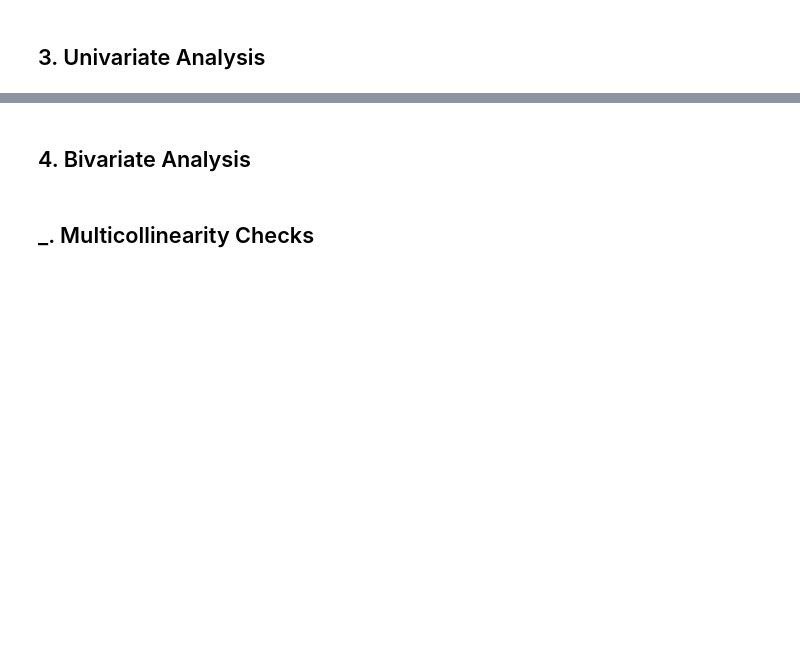
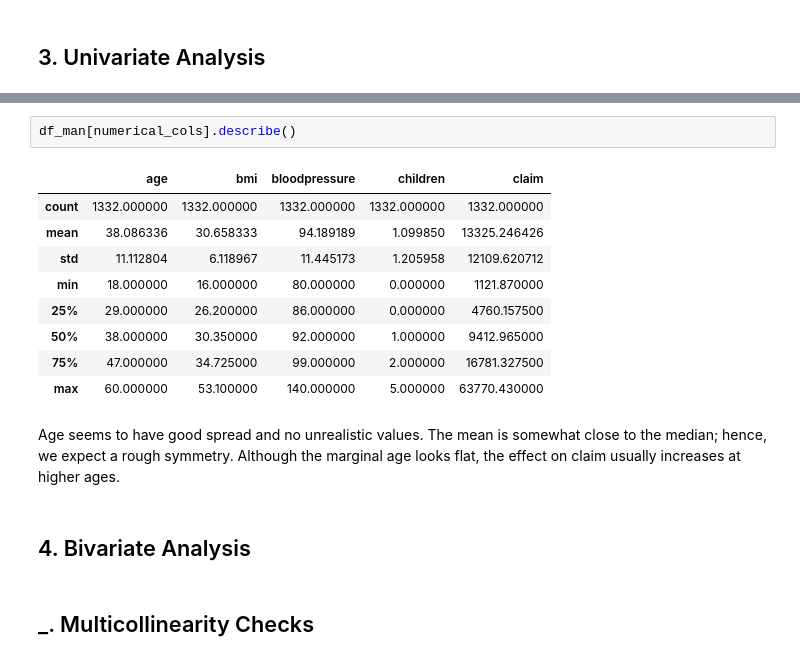
Before and after one commit to lojnys/health-insurance-claims, a Jupyter notebook: notebooks/0_EDA.ipynb, the cells around one changed output, grey strips where cells are left out. Drawn from its saved outputs; the diff is of its cells as text; blank space fills up the shorter version.

```diff
--- a/notebooks/0_EDA.ipynb
+++ b/notebooks/0_EDA.ipynb
@@ -200,3 +293,17 @@ plt.show()
+# %%
+df_man[numerical_cols].describe()
+# %% [output]
+|  | age | bmi | bloodpressure | children | claim |
+| count | 1332.000000 | 1332.000000 | 1332.000000 | 1332.000000 | 1332.000000 |
+| mean | 38.086336 | 30.658333 | 94.189189 | 1.099850 | 13325.246426 |
+| std | 11.112804 | 6.118967 | 11.445173 | 1.205958 | 12109.620712 |
+| min | 18.000000 | 16.000000 | 80.000000 | 0.000000 | 1121.870000 |
+| 25% | 29.000000 | 26.200000 | 86.000000 | 0.000000 | 4760.157500 |
+| 50% | 38.000000 | 30.350000 | 92.000000 | 1.000000 | 9412.965000 |
+| 75% | 47.000000 | 34.725000 | 99.000000 | 2.000000 | 16781.327500 |
+| max | 60.000000 | 53.100000 | 140.000000 | 5.000000 | 63770.430000 |
+# %% [markdown]
+Age seems to have good spread and no unrealistic values. The mean is somewhat close to the median; hence, we expect a rough symmetry. Although the marginal age looks flat, the effect on claim usually increases at higher ages.
 # %% [markdown]
 ## 4. Bivariate Analysis
 # %% [markdown]
```
Also changed, not shown: parts of 13 cells of this notebook.
